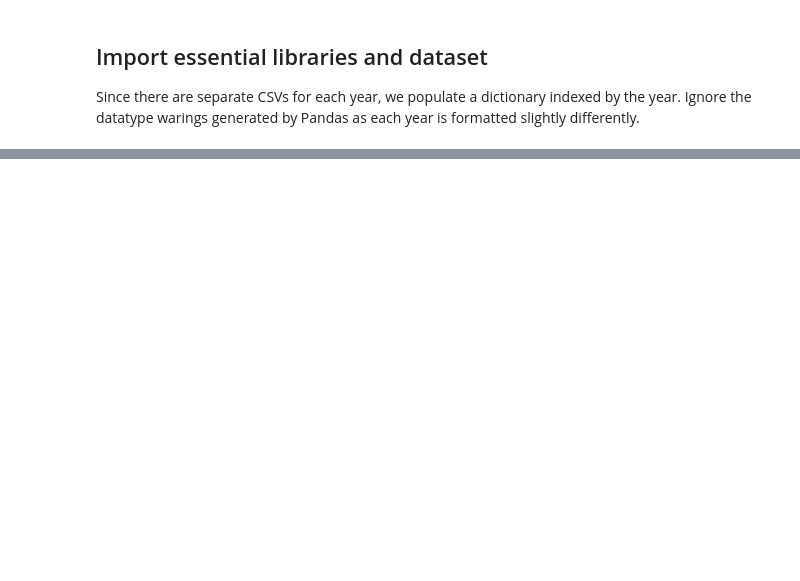
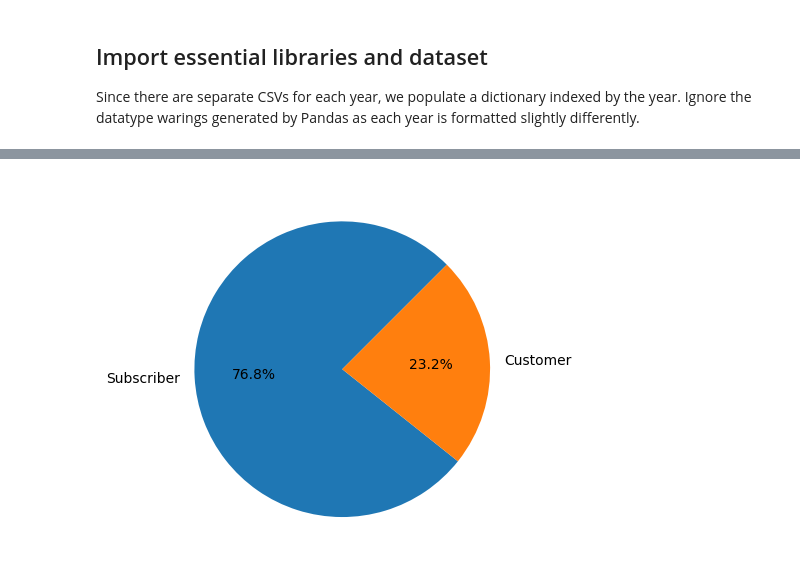
Before and after one commit to frogmasta/TE-360-Final-Project, a Jupyter notebook: main.ipynb, the cells around one changed output, grey strips where cells are left out. Saved outputs shown, nothing was run; the diff lists cells and outputs as text; code cells hidden in the pictures; blank space fills up the shorter version.

```diff
--- a/main.ipynb
+++ b/main.ipynb
@@ -64,0 +162,6 @@ divvy_yearly_dfs[2020]
+# %%
+user_type_count = divvy_cleaned_df['usertype'].value_counts()
+plt.pie(user_type_count.values[:2], labels=user_type_count.index[:2], startangle=45, autopct='%1.1f%%')
+plt.show()
+# %% [output]
+[figure, added]
```
Also changed, not shown: parts of 16 cells of this notebook, 1 other file.
